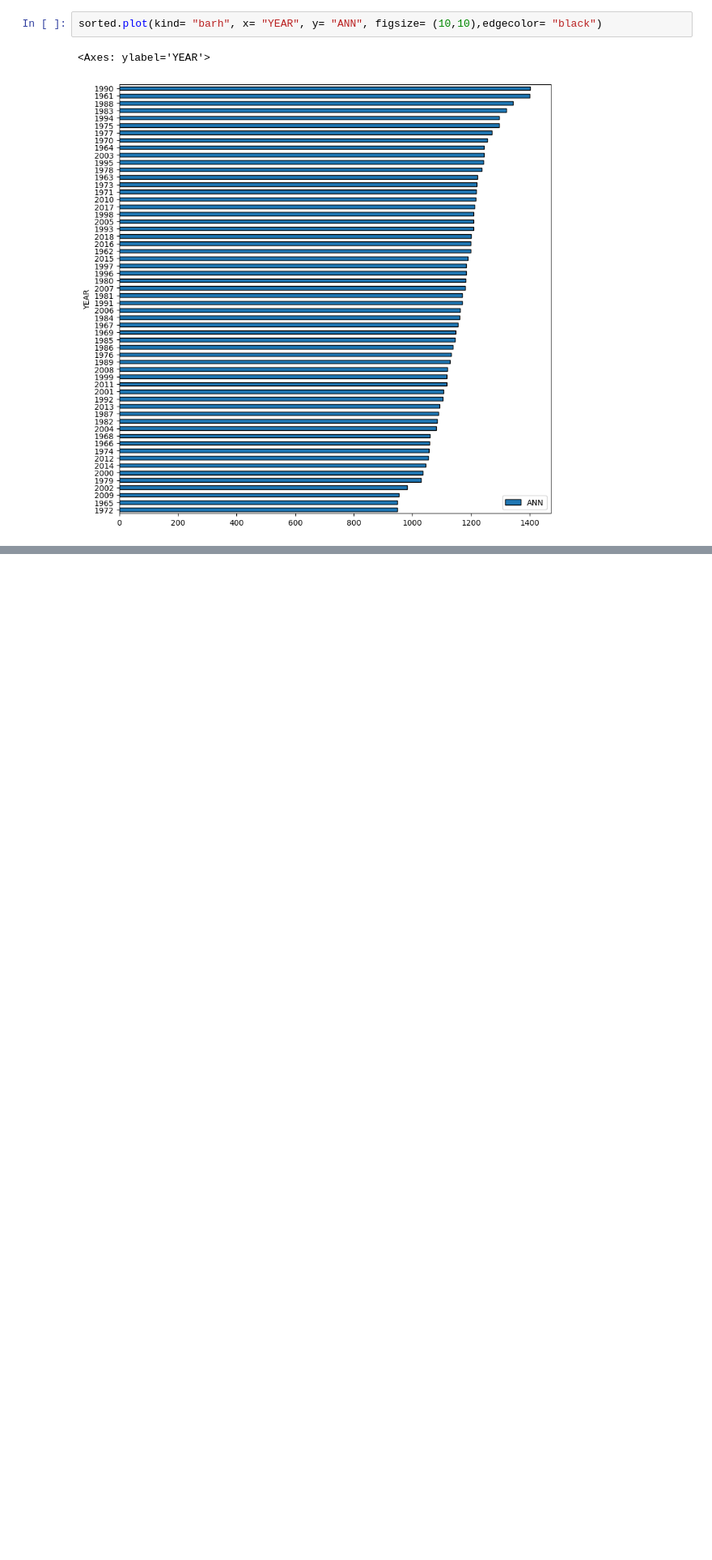
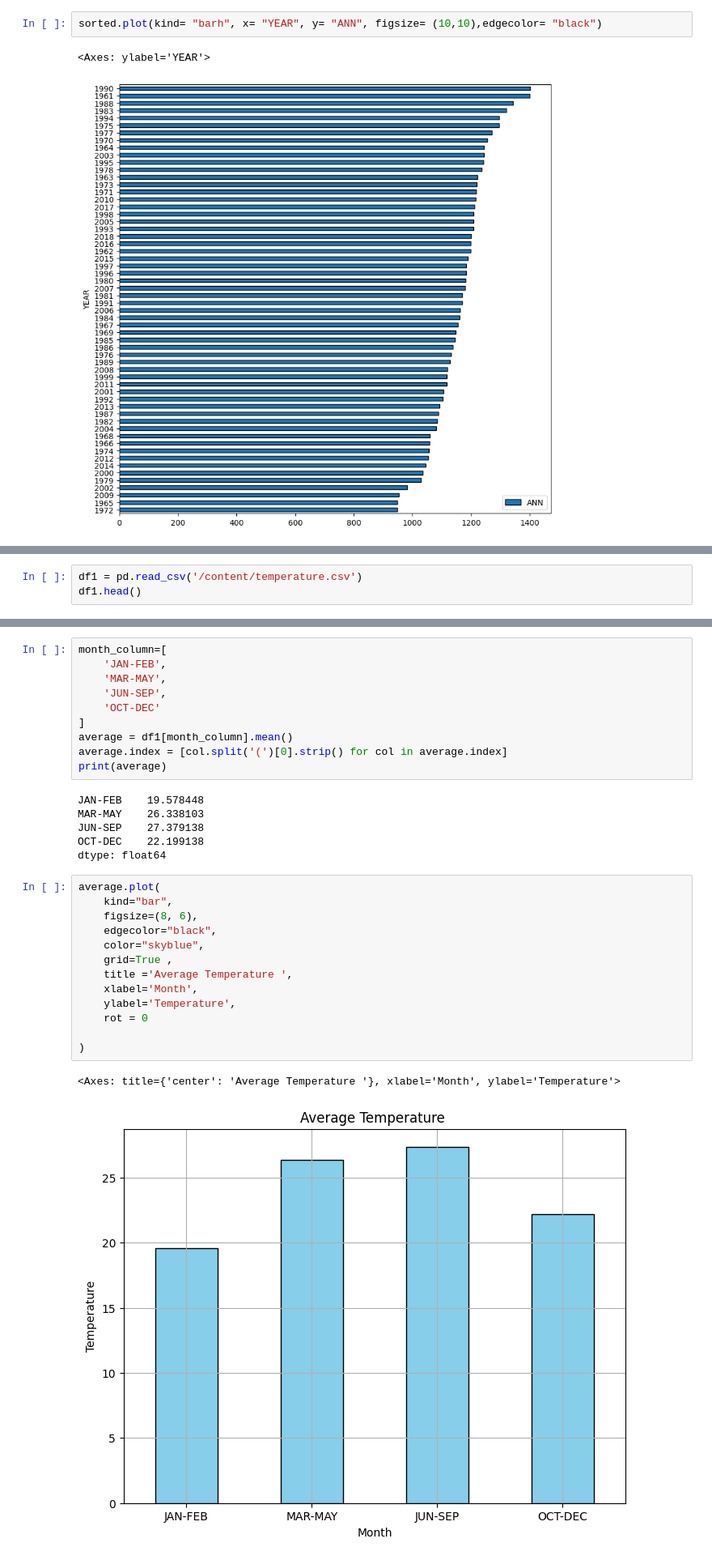
Before and after one commit to Pamela1005/Machine-learning-, a Jupyter notebook: India's Rainfall.ipynb, the cells around one changed output, grey strips where cells are left out. Shown: that part at 81% size. Cells and saved outputs as stored; diff of their text form; blank space fills up the shorter version.

```diff
--- a/India's Rainfall.ipynb
+++ b/India's Rainfall.ipynb
@@ -104,0 +165,3 @@ average.plot(kind= "barh", figsize= (8,6), edgecolor= "black", color= "skyblue"
+# %%
+df1 = pd.read_csv('/content/temperature.csv')
+df1.head()
@@ -104,0 +175,32 @@ average.plot(kind= "barh", figsize= (8,6), edgecolor= "black", color= "skyblue"
+# %%
+month_column=[
+    'JAN-FEB',
+    'MAR-MAY',
+    'JUN-SEP',
+    'OCT-DEC'
+]
+average = df1[month_column].mean()
+average.index = [col.split('(')[0].strip() for col in average.index]
+print(average)
+# %% [output]
+JAN-FEB    19.578448
+MAR-MAY    26.338103
+JUN-SEP    27.379138
+OCT-DEC    22.199138
+dtype: float64
+# %%
+average.plot(
+    kind="bar",
+    figsize=(8, 6),
+    edgecolor="black",
+    color="skyblue",
+    grid=True ,
+    title ='Average Temperature ',
+    xlabel='Month',
+    ylabel='Temperature',
+    rot = 0
+
+)
+# %% [output]
+<Axes: title={'center': 'Average Temperature '}, xlabel='Month', ylabel='Temperature'>
+[figure, added]
```
Also changed, not shown: parts of 6 cells of this notebook.
